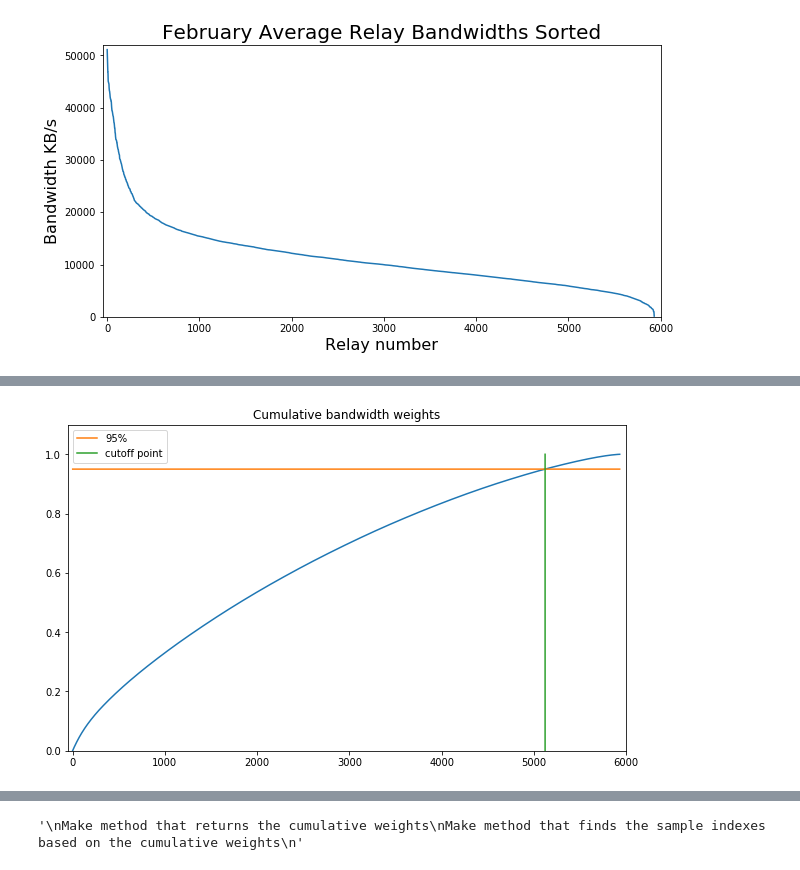
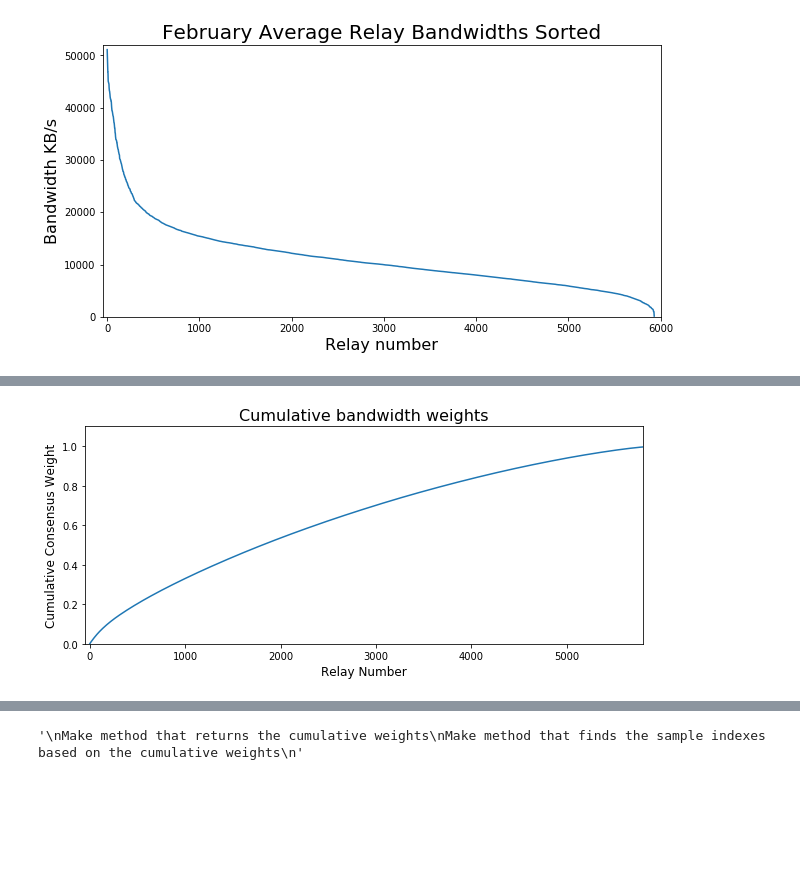
Before and after one commit to axo318/tor-masters-project, a Jupyter notebook: bw_research/choosing_n_relays.ipynb, the cells around one changed output, grey strips where cells are left out. Saved outputs shown, nothing was run; the diff lists cells and outputs as text; code cells hidden in the pictures; blank space fills up the shorter version.

```diff
--- a/bw_research/choosing_n_relays.ipynb
+++ b/bw_research/choosing_n_relays.ipynb
@@ -85,26 +72,3 @@ for i in range(df.shape[0]):
     if cum_weights[i]> 0.95:
         relay_cutoff = i
         break
-# %%
-x = df.shape[0]
-plt.figure(figsize=(10,6))
-plt.plot(range(x), cum_weights)
-plt.plot(range(x), [0.95] * x, label='95%')    # 95%
-plt.plot([relay_cutoff]*x, cum_weights, label='cutoff point')
-
-# plt.plot(range(x), [0.10] * x, label='10%')    # 95%
-# plt.plot(range(x), [0.20] * x, label='20%')    # 95%
-# plt.plot(range(x), [0.30] * x, label='30%')    # 95%
-# plt.plot(range(x), [0.40] * x, label='40%')    # 95%
-# plt.plot(range(x), [0.50] * x, label='50%')    # 95%
-# plt.plot(range(x), [0.60] * x, label='60%')    # 95%
-# plt.plot(range(x), [0.70] * x, label='70%')    # 95%
-# plt.plot(range(x), [0.80] * x, label='80%')    # 95%
-# plt.plot(range(x), [0.90] * x, label='90%')    # 95%
-
-plt.axis([-50, 6000, 0, 1.1])
-plt.legend()
-plt.title('Cumulative bandwidth weights')
-plt.show()
-# %% [output]
-[figure, removed]
@@ -119,2 +75,18 @@ cum_weights_95 = cum_weights[:i]
+# %%
+x = df.shape[0]
+plt.figure(figsize=(10,4))
+plt.plot(range(x), cum_weights)
+#plt.plot(range(x), [0.95] * x, label='95%')    # 95%
+#plt.plot([relay_cutoff]*x, cum_weights, label='cutoff point')
+
+plt.axis([-50, 5800, 0, 1.1])
+plt.title('Cumulative bandwidth weights', size=16)
+plt.xlabel('Relay Number', size=12)
+plt.ylabel('Cumulative Consensus Weight', size=12)
+plt.savefig('figures/Cumulative_Consensus_Weight.png')
+#plt.legend()
+#plt.show()
+# %% [output]
+[figure, added]
 # %%
 # Get ordered, non-null, cumulative list
```
Also changed, not shown: parts of 5 cells of this notebook, 3 other files.
